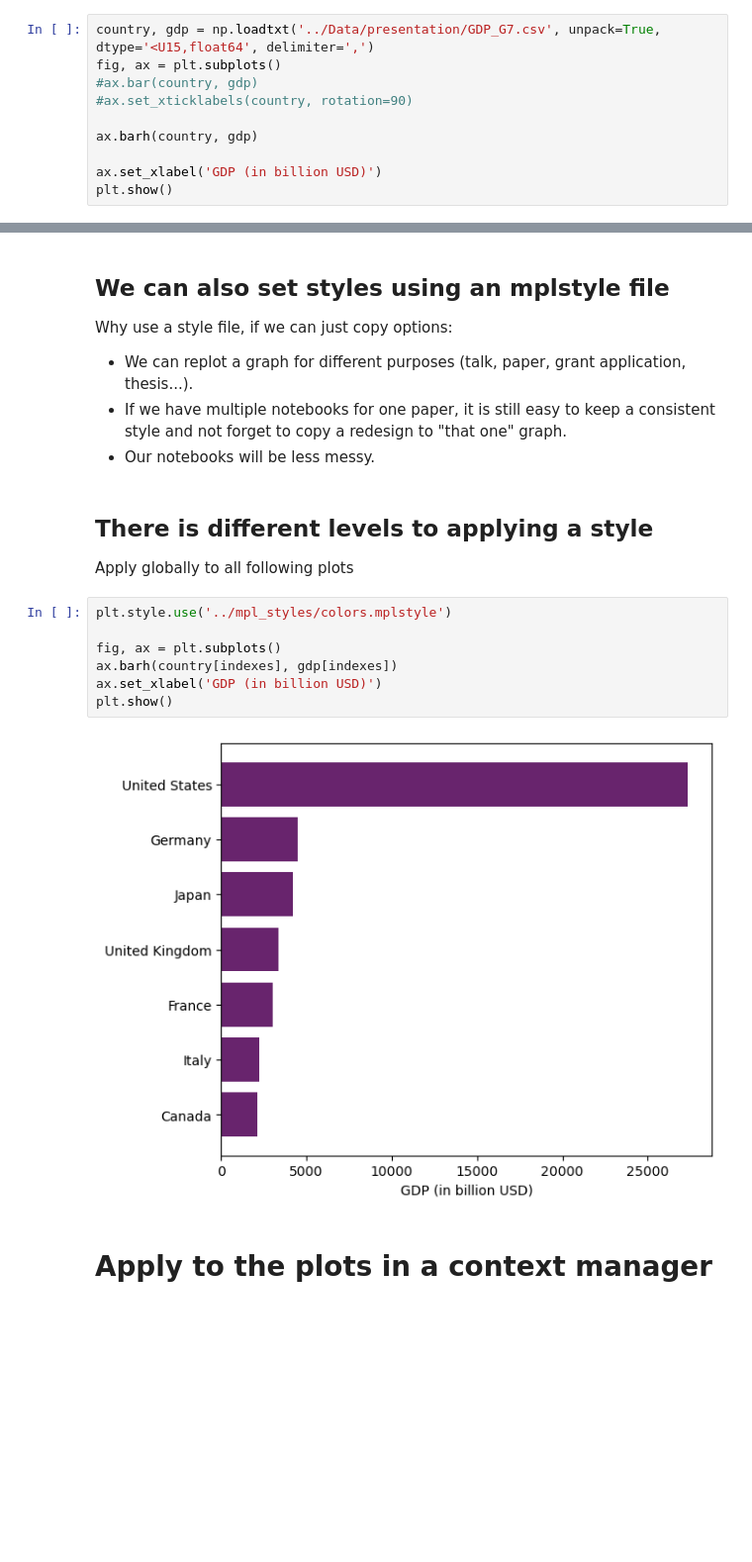
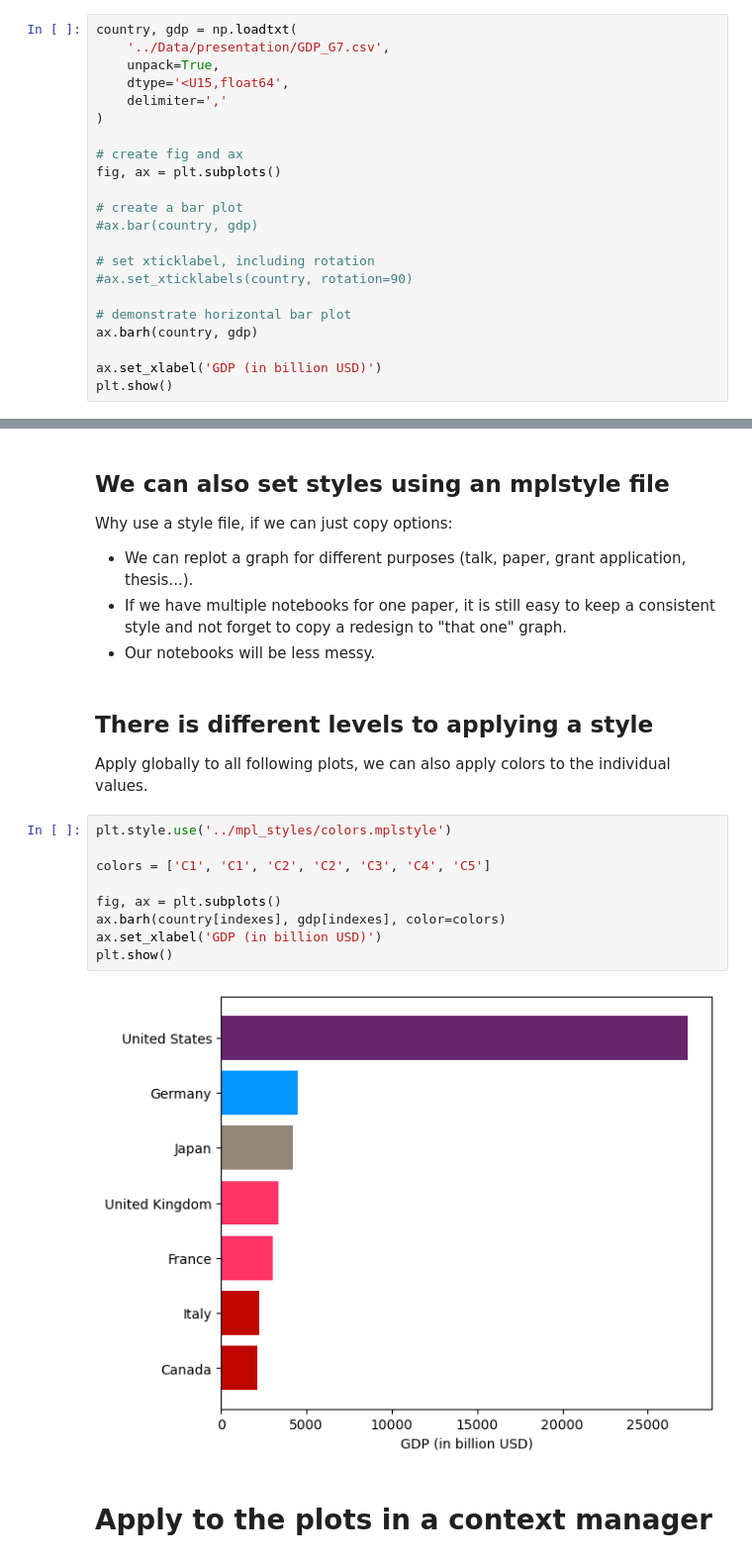
Before and after one commit to Niolon/DataAnalysisPython, a Jupyter notebook: Filled_Course/03_Matplotlib.ipynb, the cells around one changed output, grey strips where cells are left out. Shown at 99% size. Cells and saved outputs as stored; diff of their text form; blank space fills up the shorter version.

```diff
--- a/Filled_Course/03_Matplotlib.ipynb
+++ b/Filled_Course/03_Matplotlib.ipynb
@@ -143,11 +190,23 @@ plt.show()
 # %% [markdown]
 # Plotting categorical data
 # %%
-country, gdp = np.loadtxt('../Data/presentation/GDP_G7.csv', unpack=True, dtype='<U15,float64', delimiter=',')
+country, gdp = np.loadtxt(
+    '../Data/presentation/GDP_G7.csv',
+    unpack=True,
+    dtype='<U15,float64',
+    delimiter=','
+)
+
+# create fig and ax
 fig, ax = plt.subplots()
+
+# create a bar plot
 #ax.bar(country, gdp)
+
+# set xticklabel, including rotation
 #ax.set_xticklabels(country, rotation=90)
 
+# demonstrate horizontal bar plot
 ax.barh(country, gdp)
 
 ax.set_xlabel('GDP (in billion USD)')
@@ -180,16 +239,18 @@ Why use a style file, if we can just copy options:
  - Our notebooks will be less messy.
 # %% [markdown]
 ## There is different levels to applying a style
-Apply globally to all following plots
+Apply globally to all following plots, we can also apply colors to the individual values.
 # %%
 plt.style.use('../mpl_styles/colors.mplstyle')
 
+colors = ['C1', 'C1', 'C2', 'C2', 'C3', 'C4', 'C5']
+
 fig, ax = plt.subplots()
-ax.barh(country[indexes], gdp[indexes])
+ax.barh(country[indexes], gdp[indexes], color=colors)
 ax.set_xlabel('GDP (in billion USD)')
 plt.show()
 # %% [output]
-[figure, old version]
+[figure, new version]
 # %% [markdown]
 # Apply to the plots in a context manager
 # %%
```
Also changed, not shown: parts of 16 cells of this notebook.
